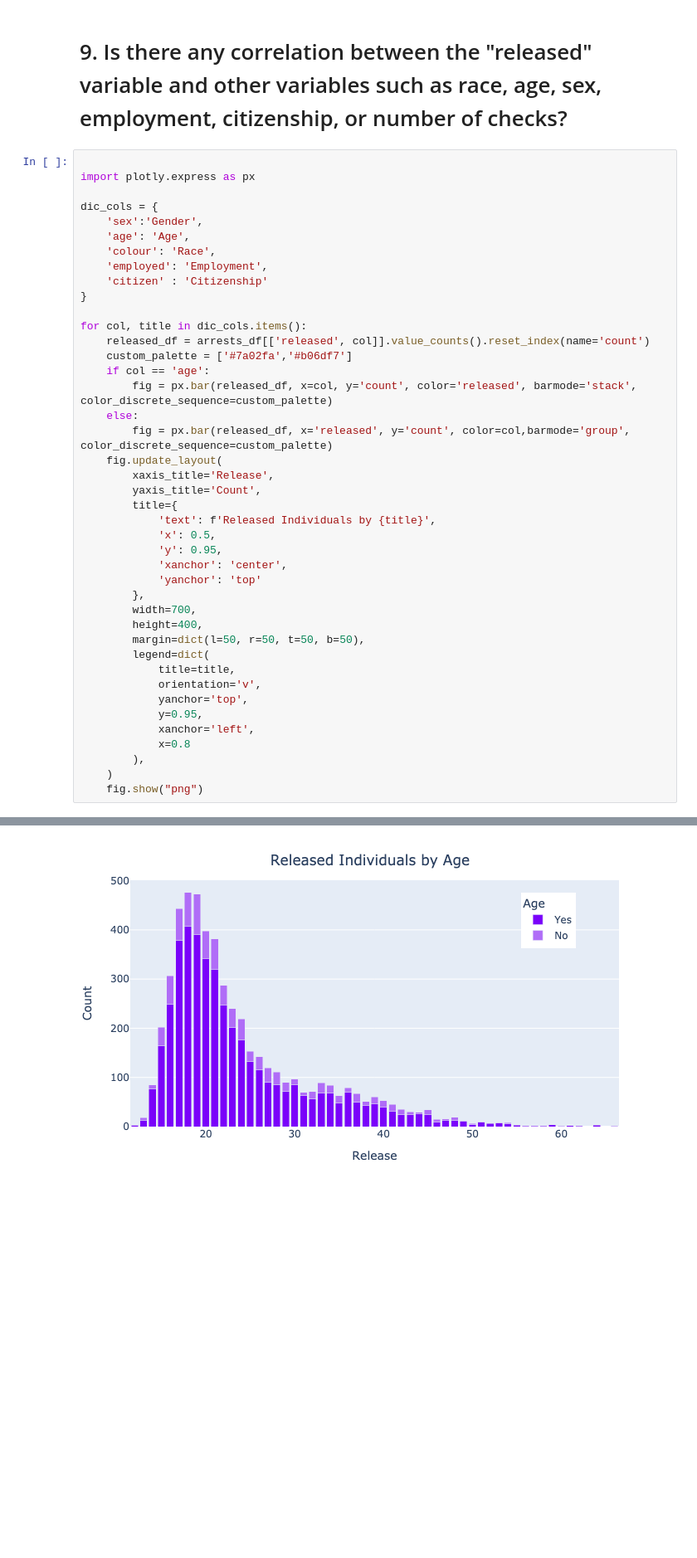
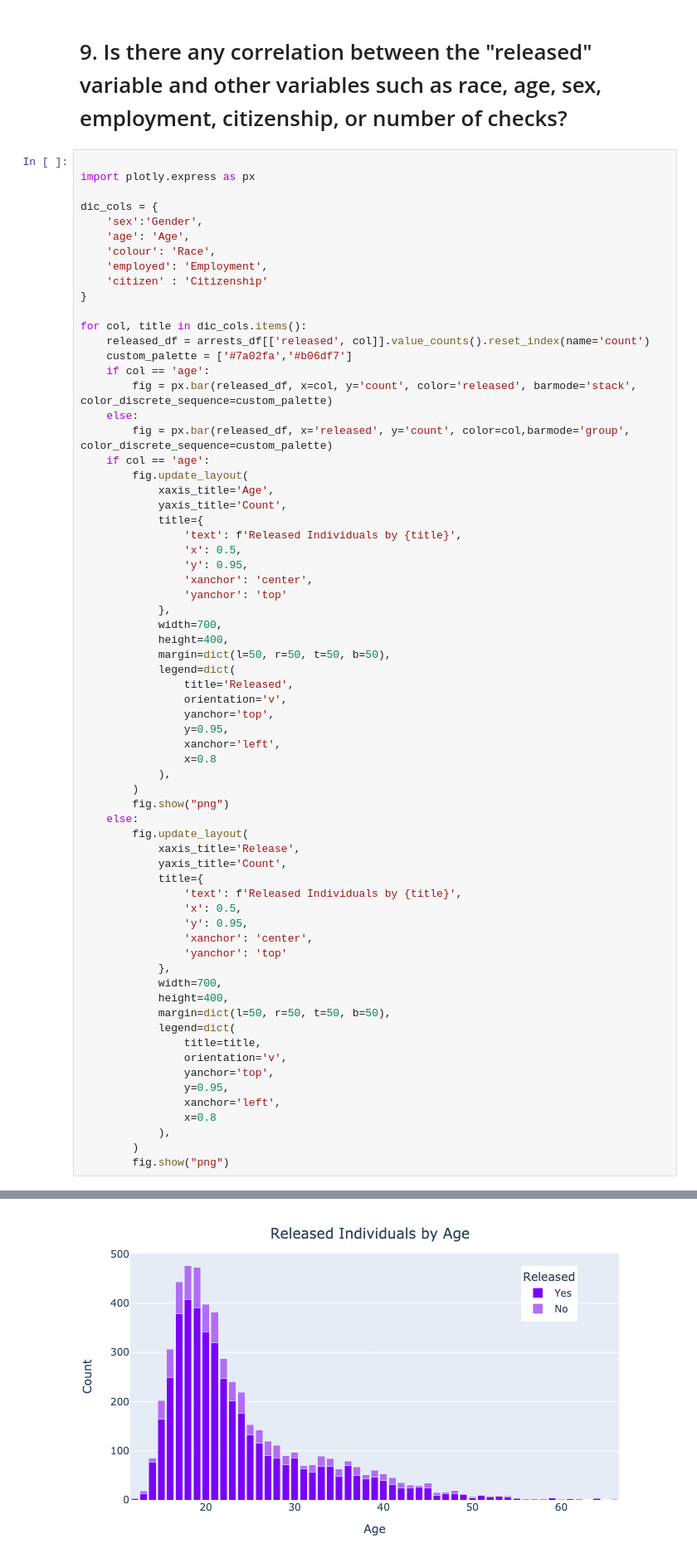
Before and after one commit to denkuz22/arrests-for-marijuana-possession-analysis, a Jupyter notebook: eda.ipynb, the cells around one changed output, grey strips where cells are left out. Shown: that part at 83% size. Drawn from its saved outputs; the diff is of its cells as text; blank space fills up the shorter version.

```diff
--- a/eda.ipynb
+++ b/eda.ipynb
@@ -145,48 +145,73 @@ Name: count, dtype: int64
 # %%
 
 import plotly.express as px
 
 dic_cols = {
     'sex':'Gender',
     'age': 'Age',
     'colour': 'Race',
     'employed': 'Employment',
     'citizen' : 'Citizenship'
 }
 
 for col, title in dic_cols.items():
     released_df = arrests_df[['released', col]].value_counts().reset_index(name='count')
     custom_palette = ['#7a02fa','#b06df7']
     if col == 'age':
         fig = px.bar(released_df, x=col, y='count', color='released', barmode='stack', color_discrete_sequence=custom_palette)
     else:
         fig = px.bar(released_df, x='released', y='count', color=col,barmode='group', color_discrete_sequence=custom_palette)
-    fig.update_layout(
-        xaxis_title='Release',
-        yaxis_title='Count',
-        title={
-            'text': f'Released Individuals by {title}',
-            'x': 0.5,
-            'y': 0.95,
-            'xanchor': 'center',
-            'yanchor': 'top'
-        },
-        width=700,
-        height=400,
-        margin=dict(l=50, r=50, t=50, b=50),
-        legend=dict(
-            title=title,
-            orientation='v',
-            yanchor='top',
-            y=0.95,
-            xanchor='left',
-            x=0.8
-        ),
-    )
-    fig.show("png")
+    if col == 'age':
+        fig.update_layout(
+            xaxis_title='Age',
+            yaxis_title='Count',
+            title={
+                'text': f'Released Individuals by {title}',
+                'x': 0.5,
+                'y': 0.95,
+                'xanchor': 'center',
+                'yanchor': 'top'
+            },
+            width=700,
+            height=400,
+            margin=dict(l=50, r=50, t=50, b=50),
+            legend=dict(
+                title='Released',
+                orientation='v',
+                yanchor='top',
+                y=0.95,
+                xanchor='left',
+                x=0.8
+            ),
+        )
+        fig.show("png")
+    else:
+        fig.update_layout(
+            xaxis_title='Release',
+            yaxis_title='Count',
+            title={
+                'text': f'Released Individuals by {title}',
+                'x': 0.5,
+                'y': 0.95,
+                'xanchor': 'center',
+                'yanchor': 'top'
+            },
+            width=700,
+            height=400,
+            margin=dict(l=50, r=50, t=50, b=50),
+            legend=dict(
+                title=title,
+                orientation='v',
+                yanchor='top',
+                y=0.95,
+                xanchor='left',
+                x=0.8
+            ),
+        )
+        fig.show("png")
 # %% [output]
 [figure]
-[figure, old version]
+[figure, new version]
 [figure]
 [figure]
 [figure]
```
